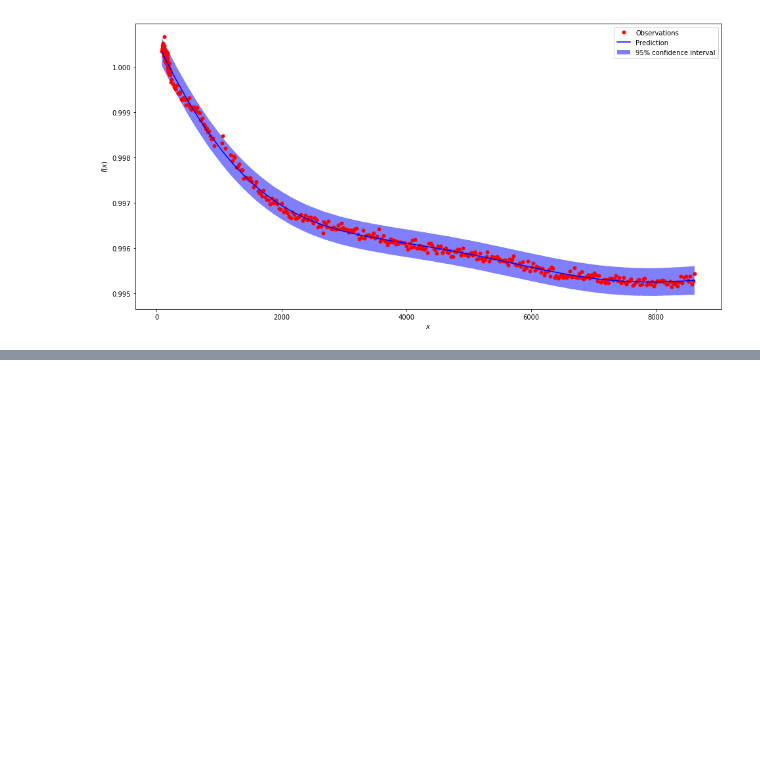
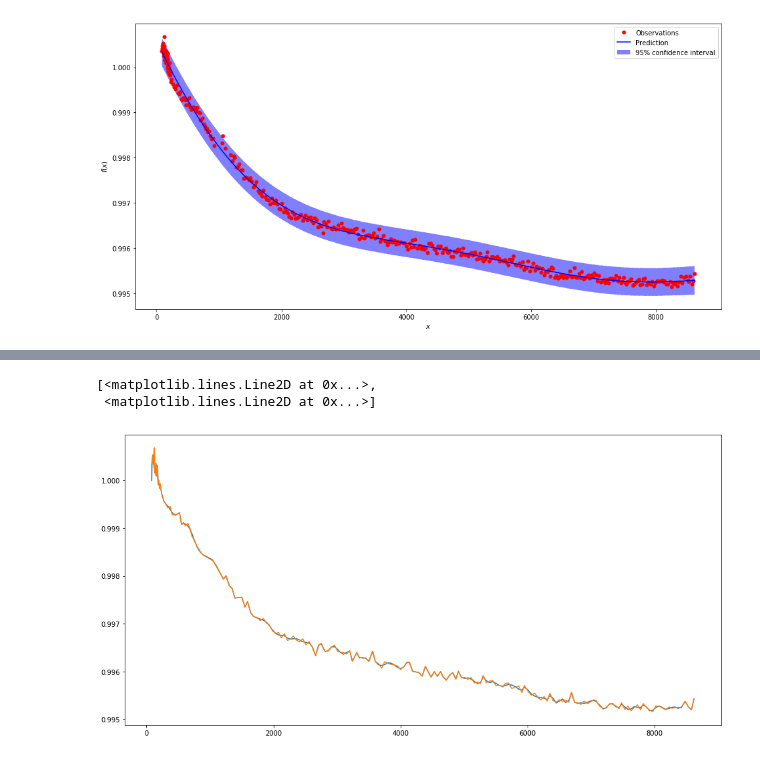
Before and after one commit to roksikonja/dslab_virgo_tsi, a Jupyter notebook: exponential_decay.ipynb, the cells around one changed output, grey strips where cells are left out. Drawn from its saved outputs; the diff is of its cells as text; code cells hidden in the pictures; blank space fills up the shorter version.

```diff
--- a/exponential_decay.ipynb
+++ b/exponential_decay.ipynb
@@ -243,20 +264,25 @@ plt.plot(X.ravel(), sp(X.ravel()), X.ravel(), y)
 # %%
 class SplineWithInitialOne:
-    def __init__(self, k=3, s=0.5):
+    def __init__(self, k=3, s=1e-3):
         self.k = k
         self.s = s
 
     def fit(self, x, y):
-        self.sp = spline_dirichlet(x, y, self.k, self.s)
+        self.sp = spline_dirichlet(x.ravel(), y, self.k, self.s)
+        return self.sp
 
     def predict(self, x):
         return self.sp(x)
 
-    def get_params():
+    def get_params(self, deep=True):
         return {'k' : self.k,
                 's' : self.s}
+    def set_params(self, **parameters):
+        for parameter, value in parameters.items():
+            setattr(self, parameter, value)
+        return self
 # %%
-s_param = [10**i for i in range(-2,0)]
+s_param = [j*10**i for i in range(-10,0) for j in range(1, 9)]
 
 
 param_grid = [
@@ -267,7 +293,7 @@ param_grid = [
 ]
 # %%
 grid = GridSearchCV(SplineWithInitialOne(k=3),
-                    cv=3,
+                    cv=ThinningFolds(t=0.02),
                     n_jobs=-1,
                     scoring= make_scorer(mean_squared_error),
                     param_grid=param_grid)
@@ -279,0 +306,7 @@ TypeError: get_params() got an unexpected keyword argument 'deep'
+# %%
+plt.figure(5, figsize=(16, 8))
+plt.plot(X.ravel(), grid.predict(X.ravel()), X.ravel(), y)
+# %% [output]
+[<matplotlib.lines.Line2D at 0x...>,
+ <matplotlib.lines.Line2D at 0x...>]
+[figure, added]
```
Also changed, not shown: parts of 15 cells of this notebook, 6 other files.
